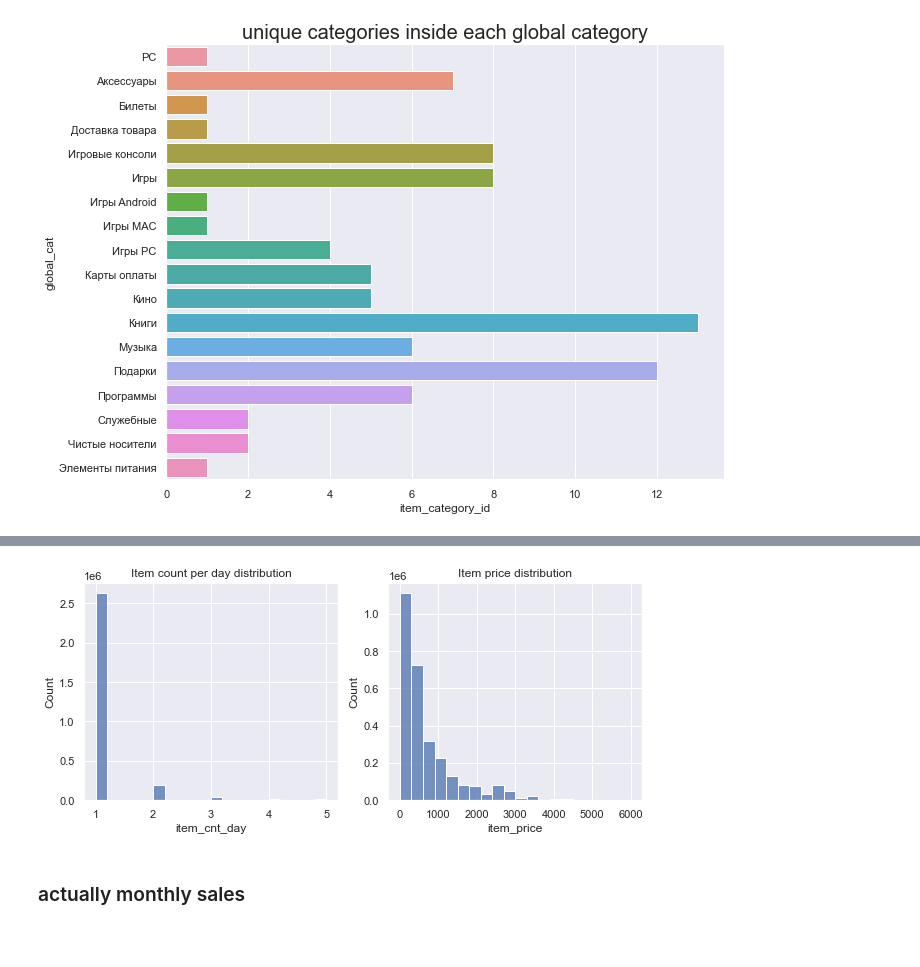
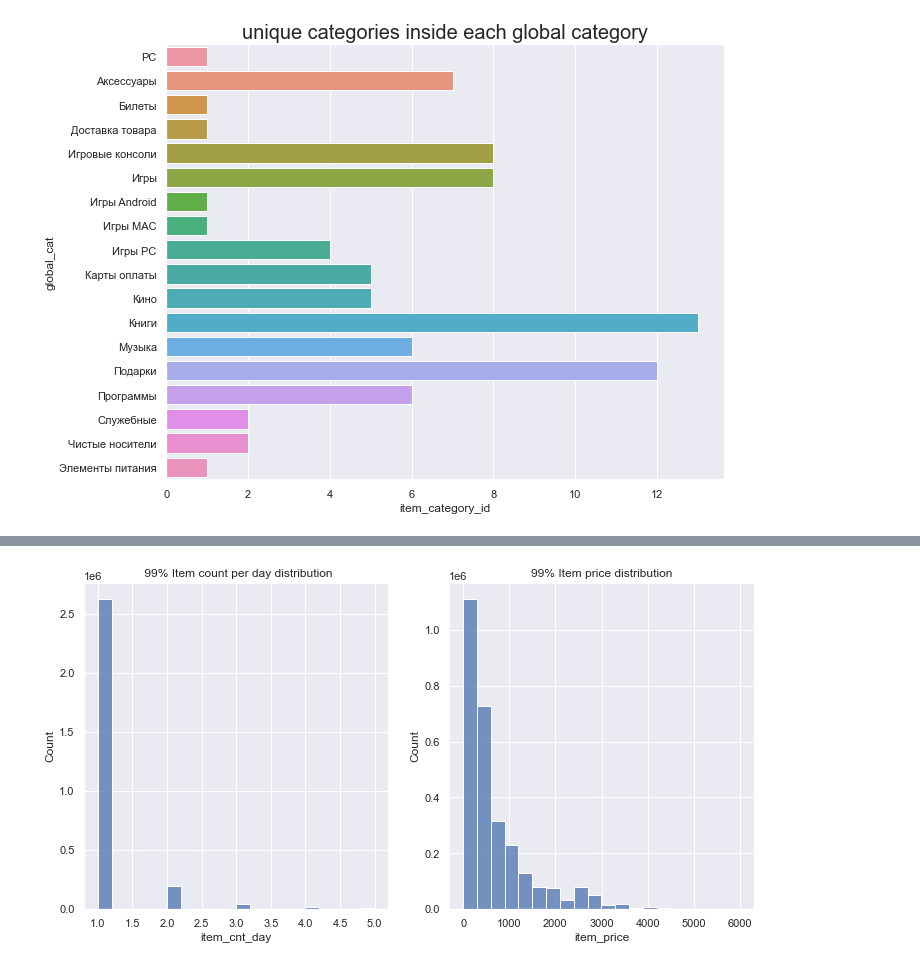
Before and after one commit to masha-mcr/DS_practice, a Jupyter notebook: future_sales_prediction/notebooks/1.2 EDA.ipynb, the cells around one changed output, grey strips where cells are left out. Cells and saved outputs as stored; diff of their text form; code cells hidden in the pictures; blank space fills up the shorter version.

```diff
--- a/future_sales_prediction/notebooks/1.2 EDA.ipynb
+++ b/future_sales_prediction/notebooks/1.2 EDA.ipynb
@@ -131,0 +88,4 @@ shop_dyn.reset_index()
+# %%
+sns.set(rc={'figure.figsize':(16,14)})
+sns.boxplot(data=sales_merged, y='shop_name', x='shop_weeks_since_start', order = sales_merged['shop_name'].value_counts().index)
+plt.title('Shop activity throughout 34 month');
@@ -172,0 +129,11 @@ plt.title('unique categories inside each global category', fontsize=20);
+# %%
+fig, axs = plt.subplots(nrows=4)
+sns.set(rc={'figure.figsize':(18,24)})
+sns.lineplot(data=sales_merged.groupby(['date_block_num'], as_index=False).agg({'item_cnt_day':'sum'}), y='item_cnt_day', x='date_block_num', ax=axs[0]);
+axs[0].set_title('Total sales across time')
+sns.lineplot(data=sales_merged.groupby(['date_block_num'], as_index=False).agg({'item_cnt_day':'count'}), y='item_cnt_day', x='date_block_num',ax=axs[1]);
+axs[1].set_title('Amount of sales across time')
+sns.lineplot(data=sales_merged.groupby(['date_block_num'], as_index=False).agg({'item_price':'sum'}), y='item_price', x='date_block_num', ax=axs[2]);
+axs[2].set_title('Total revenue across time')
+sns.lineplot(data=sales_merged.groupby(['date_block_num'], as_index=False).agg({'item_price':'mean'}), y='item_price', x='date_block_num', ax=axs[3]);
+axs[3].set_title('Mean price across time');
@@ -173,7 +142,9 @@ plt.title('unique categories inside each global category', fontsize=20);
 # %%
 fig, axs = plt.subplots(ncols=2)
-sns.set(rc={'figure.figsize':(10,4)})
-sns.histplot(data=sales, x='item_cnt_day', bins=20, ax=axs[0]);
-sns.histplot(data=sales, x='item_price', bins=20, ax=axs[1]);
-sns.set(rc={'figure.figsize':(10,4)})
+sns.set(rc={'figure.figsize':(12,6)})
+sns.histplot(data=sales_merged, x='item_cnt_day', bins=30, ax=axs[0]);
+log_cnt_day = np.log(sales_merged['item_cnt_day']).where(sales_merged['item_cnt_day'] > 0)
+sns.histplot(data=log_cnt_day, bins=30, ax=axs[1])
+axs[0].set_title('real item counts')
+axs[1].set_title('log of item counts');
 # %% [output]
@@ -182,0 +152,8 @@ sns.set(rc={'figure.figsize':(10,4)})
+# %%
+fig, axs = plt.subplots(ncols=2)
+sns.set(rc={'figure.figsize':(12,6)})
+sns.histplot(data=sales_merged, x='item_price', bins=30, ax=axs[0]);
+log_cnt_day = np.log(sales_merged['item_price']).where(sales_merged['item_price'] > 0)
+sns.histplot(data=log_cnt_day, bins=30, ax=axs[1])
+axs[0].set_title('real item price')
+axs[1].set_title('log of item prices');
@@ -183,9 +162,7 @@ sns.set(rc={'figure.figsize':(10,4)})
 # %%
 fig, axs = plt.subplots(ncols=2)
-sns.set(rc={'figure.figsize':(10,4)})
-sns.histplot(data=sales[sales['item_cnt_day'] <= sales['item_cnt_day'].quantile(.99)], x='item_cnt_day', bins=20, ax=axs[0]).set(title='Item count per day distribution');
-sns.histplot(data=sales[sales['item_price'] <= sales['item_price'].quantile(.99)], x='item_price', bins=20, ax=axs[1]).set(title='Item price distribution');
+sns.set(rc={'figure.figsize':(12,6)})
+sns.histplot(data=sales[sales['item_cnt_day'] <= sales['item_cnt_day'].quantile(.99)], x='item_cnt_day', bins=20, ax=axs[0]).set(title=' 99% Item count per day distribution');
+sns.histplot(data=sales[sales['item_price'] <= sales['item_price'].quantile(.99)], x='item_price', bins=20, ax=axs[1]).set(title='99% Item price distribution');
 # %% [output]
-[figure, old version]
+[figure, new version]
-# %% [markdown]
-### actually monthly sales
```
Also changed, not shown: parts of 24 cells of this notebook.
